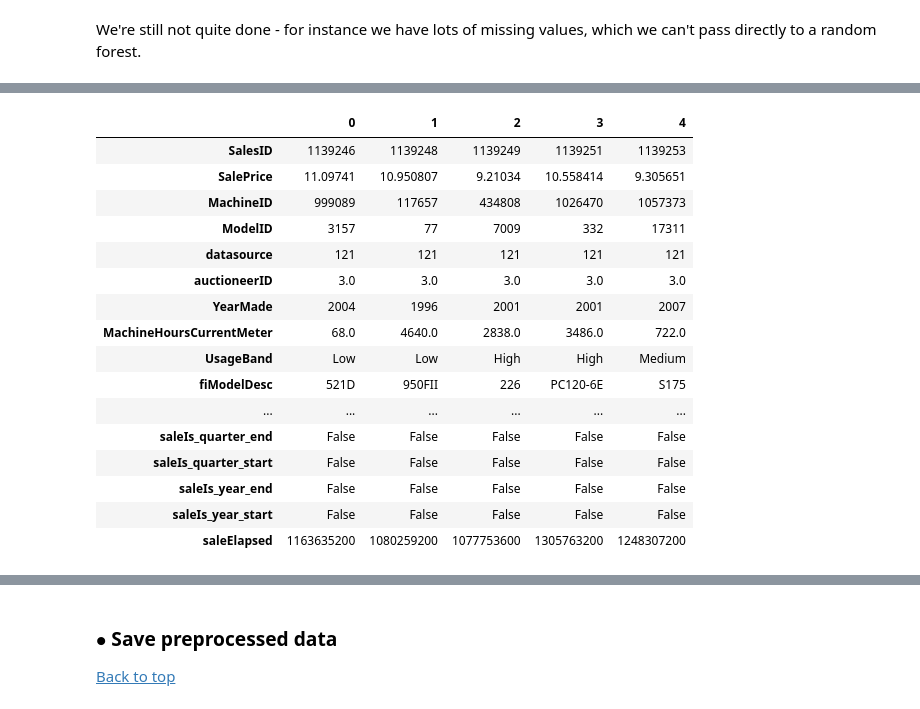
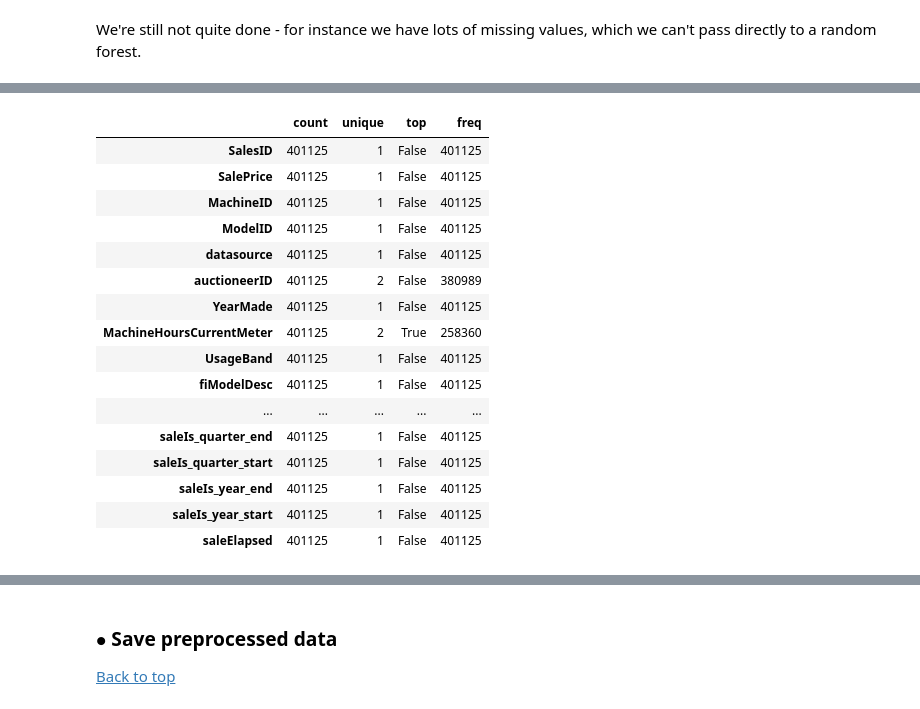
Before and after one commit to realJiaoKan/Machine-Learning-in-Practice, a Jupyter notebook: notebooks/Machine Learning Course - 2 Data preprocessing.ipynb, the cells around one changed output, grey strips where cells are left out. Cells and saved outputs as stored; diff of their text form; code cells hidden in the pictures.

```diff
--- a/notebooks/Machine Learning Course - 2 Data preprocessing.ipynb
+++ b/notebooks/Machine Learning Course - 2 Data preprocessing.ipynb
@@ -251,2 +614,4 @@ df_raw.UsageBand = df_raw.UsageBand.astype('category')
+# %%
+train_cats(df_raw)
 # %% [markdown]
 We can specify the order to use for categorical variables if we wish:
@@ -255,5 +651,4 @@ df_raw.UsageBand.cat.categories.tolist()
 # %% [output]
 ['High', 'Low', 'Medium']
 # %%
-df_raw.UsageBand = df_raw.UsageBand.cat.set_categories(
-    ['Low', 'Medium', 'High'], ordered=True)
+df_raw.UsageBand.cat.set_categories(['Low', 'Medium', 'High'], ordered = True, inplace = True)
@@ -260,5 +659,2 @@ df_raw.UsageBand = df_raw.UsageBand.cat.set_categories(
 # %% [markdown]
 Normally, pandas will continue displaying the text categories, while treating them as numerical data internally. Optionally, we can replace the text categories with numbers, which will make this variable non-categorical, like so:.
-# %%
-df_raw = df_raw.apply(lambda col: col.astype('category')
-                      if (col.dtype == 'object' or col.dtype == 'string') else col)
@@ -264,0 +696,3 @@ df_raw = df_raw.apply(lambda col: col.astype('category')
+# %%
+# This step overwrites the raw categories with integers
+df_raw.UsageBand = df_raw.UsageBand.cat.codes
@@ -271,20 +732,20 @@ We're still not quite done - for instance we have lots of missing values, which
 # %%
-display_all(df_raw.head().T)
+display_all(df_raw.isnull().describe().T)
 # %% [output]
-|  | 0 | 1 | 2 | 3 | 4 |
-| SalesID | 1139246 | 1139248 | 1139249 | 1139251 | 1139253 |
-| SalePrice | 11.09741 | 10.950807 | 9.21034 | 10.558414 | 9.305651 |
-| MachineID | 999089 | 117657 | 434808 | 1026470 | 1057373 |
-| ModelID | 3157 | 77 | 7009 | 332 | 17311 |
-| datasource | 121 | 121 | 121 | 121 | 121 |
-| auctioneerID | 3.0 | 3.0 | 3.0 | 3.0 | 3.0 |
-| YearMade | 2004 | 1996 | 2001 | 2001 | 2007 |
-| MachineHoursCurrentMeter | 68.0 | 4640.0 | 2838.0 | 3486.0 | 722.0 |
-| UsageBand | Low | Low | High | High | Medium |
-| fiModelDesc | 521D | 950FII | 226 | PC120-6E | S175 |
-| ... | ... | ... | ... | ... | ... |
-| saleIs_quarter_end | False | False | False | False | False |
-| saleIs_quarter_start | False | False | False | False | False |
-| saleIs_year_end | False | False | False | False | False |
-| saleIs_year_start | False | False | False | False | False |
-| saleElapsed | 1163635200 | 1080259200 | 1077753600 | 1305763200 | 1248307200 |
+|  | count | unique | top | freq |
+| SalesID | 401125 | 1 | False | 401125 |
+| SalePrice | 401125 | 1 | False | 401125 |
+| MachineID | 401125 | 1 | False | 401125 |
+| ModelID | 401125 | 1 | False | 401125 |
+| datasource | 401125 | 1 | False | 401125 |
+| auctioneerID | 401125 | 2 | False | 380989 |
+| YearMade | 401125 | 1 | False | 401125 |
+| MachineHoursCurrentMeter | 401125 | 2 | True | 258360 |
+| UsageBand | 401125 | 1 | False | 401125 |
+| fiModelDesc | 401125 | 1 | False | 401125 |
+| ... | ... | ... | ... | ... |
+| saleIs_quarter_end | 401125 | 1 | False | 401125 |
+| saleIs_quarter_start | 401125 | 1 | False | 401125 |
+| saleIs_year_end | 401125 | 1 | False | 401125 |
+| saleIs_year_start | 401125 | 1 | False | 401125 |
+| saleElapsed | 401125 | 1 | False | 401125 |
```
Also changed, not shown: parts of 85 cells of this notebook, 26 other files.
